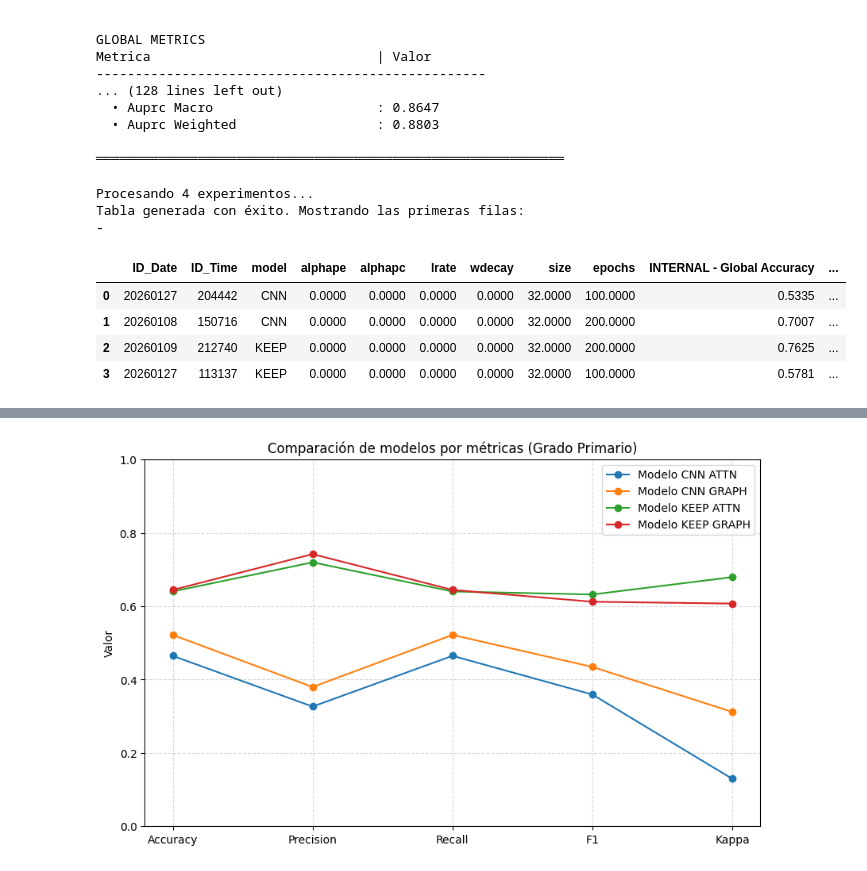
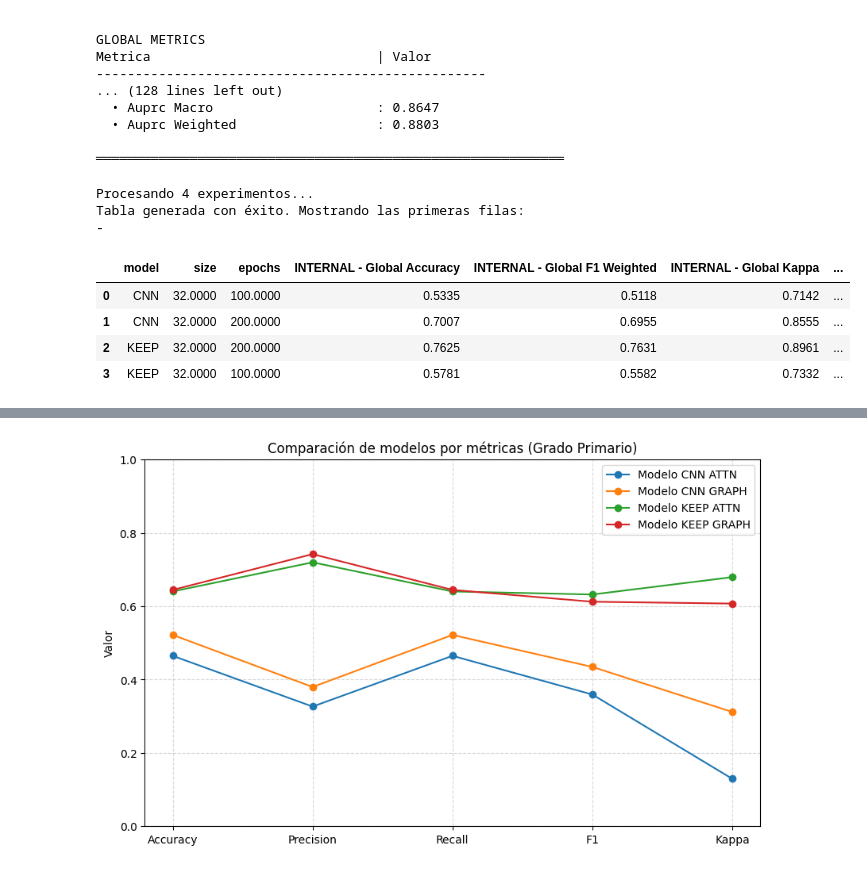
Before and after one commit to Nataliah612/Prost_Graph, a Jupyter notebook: notebooks/results_visualization.ipynb, the cells around one changed output, grey strips where cells are left out. Cells and saved outputs as stored; diff of their text form; code cells hidden in the pictures.

```diff
--- a/notebooks/results_visualization.ipynb
+++ b/notebooks/results_visualization.ipynb
@@ -347,6 +347,7 @@ def generar_tabla_comparativa_red(lista_rutas):
     ]
 
     df_reducido = df_res[cols_params + cols_metricas_reducidas]
+    df_reducido = df_reducido.drop(columns=['alphape',	'alphapc',	'lrate',	'wdecay',	'ID_Date',	'ID_Time'])
 
     return df_completo, df_reducido
 
@@ -370,35 +371,35 @@ def estilizar_tabla(df):
 
 # ==============================================================================
 # EJEMPLO DE USO
 # ==============================================================================
 
 # 1. Define tu lista de rutas (puedes usar glob para obtenerlas automáticamente)
 experimentos = [
     r"/workspace/results/20260127_204442_model-CNN_frozen_mlp_alphape-0_alphapc-0_AdamW_lrate-1e-05_wdecay-1e-05_batch_size-32_epochs-100",
     r"/workspace/results/20260108_150716_model-CNN_frozen_graph_alphape-0_alphapc-0_AdamW_lrate-1e-05_wdecay-1e-05_batch_size-32_epochs-200",
     r"/workspace/results/20260109_212740_model-KEEP_frozen_graph_alphape-0_alphapc-0_AdamW_lrate-1e-05_wdecay-1e-05_batch_size-32_epochs-200",
     r"/workspace/results/20260127_113137_model-KEEP_frozen_mlp_alphape-0_alphapc-0_AdamW_lrate-1e-05_wdecay-1e-05_batch_size-32_epochs-100",
 ]
 
 # O usar glob para coger todas las carpetas en results:
 # import glob
 # experimentos = glob.glob("/workspace/results/*")
 
 # 2. Generar el DataFrame
 df_resultados, df_reducido = generar_tabla_comparativa_red(experimentos)
 
 # 3. Mostrar resultados
 print("Tabla generada con éxito. Mostrando las primeras filas:")
 estilizar_tabla(df_resultados)
 
 print("-")
 estilizar_tabla(df_reducido)
 # %% [output]
 Procesando 4 experimentos...
 Tabla generada con éxito. Mostrando las primeras filas:
 -
-|  | ID_Date | ID_Time | model | alphape | alphapc | lrate | wdecay | size | epochs | INTERNAL - Global Accuracy | ... |
-| 0 | 20260127 | 204442 | CNN | 0.0000 | 0.0000 | 0.0000 | 0.0000 | 32.0000 | 100.0000 | 0.5335 | ... |
-| 1 | 20260108 | 150716 | CNN | 0.0000 | 0.0000 | 0.0000 | 0.0000 | 32.0000 | 200.0000 | 0.7007 | ... |
-| 2 | 20260109 | 212740 | KEEP | 0.0000 | 0.0000 | 0.0000 | 0.0000 | 32.0000 | 200.0000 | 0.7625 | ... |
-| 3 | 20260127 | 113137 | KEEP | 0.0000 | 0.0000 | 0.0000 | 0.0000 | 32.0000 | 100.0000 | 0.5781 | ... |
+|  | model | size | epochs | INTERNAL - Global Accuracy | INTERNAL - Global F1 Weighted | INTERNAL - Global Kappa | ... |
+| 0 | CNN | 32.0000 | 100.0000 | 0.5335 | 0.5118 | 0.7142 | ... |
+| 1 | CNN | 32.0000 | 200.0000 | 0.7007 | 0.6955 | 0.8555 | ... |
+| 2 | KEEP | 32.0000 | 200.0000 | 0.7625 | 0.7631 | 0.8961 | ... |
+| 3 | KEEP | 32.0000 | 100.0000 | 0.5781 | 0.5582 | 0.7332 | ... |
```
Also changed, not shown: parts of 1 cell of this notebook, 3 other files.
